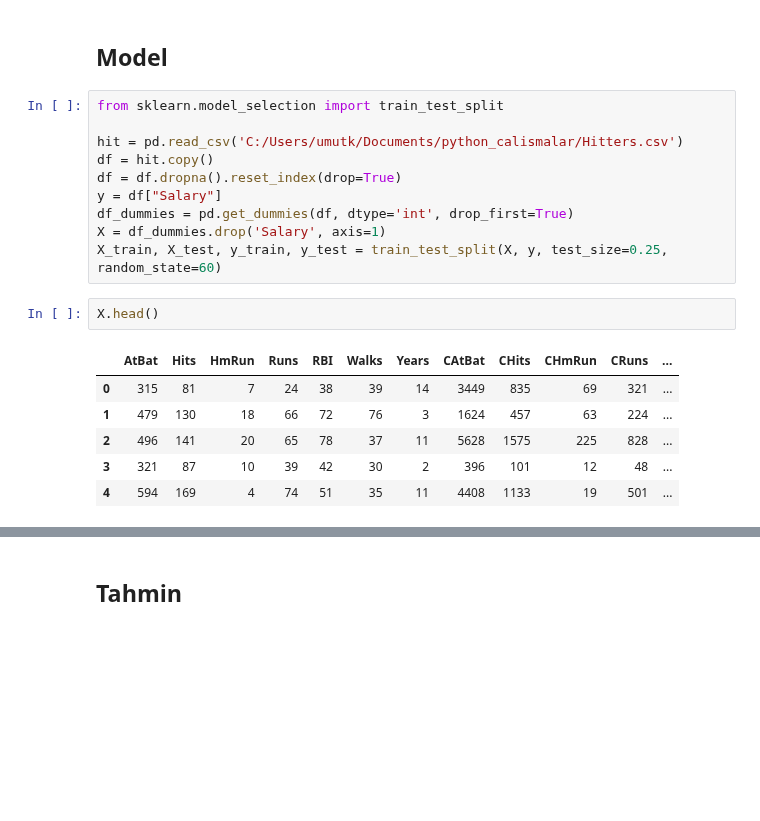
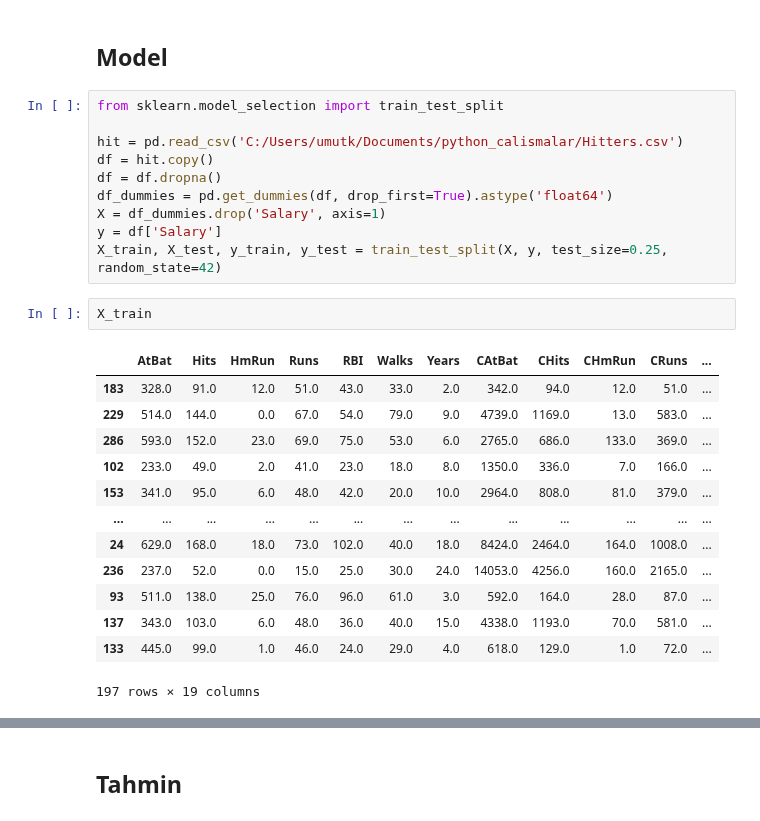
Before and after one commit to umutky/datascience_repo, a Jupyter notebook: Linear_Regression.ipynb, the cells around one changed output, grey strips where cells are left out. Drawn from its saved outputs; the diff is of its cells as text; blank space fills up the shorter version.

```diff
--- a/Linear_Regression.ipynb
+++ b/Linear_Regression.ipynb
@@ -719,20 +724,27 @@ from sklearn.model_selection import train_test_split
 
 hit = pd.read_csv('C:/Users/umutk/Documents/python_calismalar/Hitters.csv')
 df = hit.copy()
-df = df.dropna().reset_index(drop=True)
-y = df["Salary"]
-df_dummies = pd.get_dummies(df, dtype='int', drop_first=True)
+df = df.dropna()
+df_dummies = pd.get_dummies(df, drop_first=True).astype('float64')
 X = df_dummies.drop('Salary', axis=1)
-X_train, X_test, y_train, y_test = train_test_split(X, y, test_size=0.25, random_state=60)
+y = df['Salary']
+X_train, X_test, y_train, y_test = train_test_split(X, y, test_size=0.25, random_state=42)
 # %%
-X.head()
+X_train
 # %% [output]
 |  | AtBat | Hits | HmRun | Runs | RBI | Walks | Years | CAtBat | CHits | CHmRun | CRuns | ... |
-| 0 | 315 | 81 | 7 | 24 | 38 | 39 | 14 | 3449 | 835 | 69 | 321 | ... |
-| 1 | 479 | 130 | 18 | 66 | 72 | 76 | 3 | 1624 | 457 | 63 | 224 | ... |
-| 2 | 496 | 141 | 20 | 65 | 78 | 37 | 11 | 5628 | 1575 | 225 | 828 | ... |
-| 3 | 321 | 87 | 10 | 39 | 42 | 30 | 2 | 396 | 101 | 12 | 48 | ... |
-| 4 | 594 | 169 | 4 | 74 | 51 | 35 | 11 | 4408 | 1133 | 19 | 501 | ... |
+| 183 | 328.0 | 91.0 | 12.0 | 51.0 | 43.0 | 33.0 | 2.0 | 342.0 | 94.0 | 12.0 | 51.0 | ... |
+| 229 | 514.0 | 144.0 | 0.0 | 67.0 | 54.0 | 79.0 | 9.0 | 4739.0 | 1169.0 | 13.0 | 583.0 | ... |
+| 286 | 593.0 | 152.0 | 23.0 | 69.0 | 75.0 | 53.0 | 6.0 | 2765.0 | 686.0 | 133.0 | 369.0 | ... |
+| 102 | 233.0 | 49.0 | 2.0 | 41.0 | 23.0 | 18.0 | 8.0 | 1350.0 | 336.0 | 7.0 | 166.0 | ... |
+| 153 | 341.0 | 95.0 | 6.0 | 48.0 | 42.0 | 20.0 | 10.0 | 2964.0 | 808.0 | 81.0 | 379.0 | ... |
+| ... | ... | ... | ... | ... | ... | ... | ... | ... | ... | ... | ... | ... |
+| 24 | 629.0 | 168.0 | 18.0 | 73.0 | 102.0 | 40.0 | 18.0 | 8424.0 | 2464.0 | 164.0 | 1008.0 | ... |
+| 236 | 237.0 | 52.0 | 0.0 | 15.0 | 25.0 | 30.0 | 24.0 | 14053.0 | 4256.0 | 160.0 | 2165.0 | ... |
+| 93 | 511.0 | 138.0 | 25.0 | 76.0 | 96.0 | 61.0 | 3.0 | 592.0 | 164.0 | 28.0 | 87.0 | ... |
+| 137 | 343.0 | 103.0 | 6.0 | 48.0 | 36.0 | 40.0 | 15.0 | 4338.0 | 1193.0 | 70.0 | 581.0 | ... |
+| 133 | 445.0 | 99.0 | 1.0 | 46.0 | 24.0 | 29.0 | 4.0 | 618.0 | 129.0 | 1.0 | 72.0 | ... |
+197 rows × 19 columns
 # %%
 from sklearn.cross_decomposition import PLSRegression, PLSSVD
 
```
Also changed, not shown: parts of 41 cells of this notebook.
